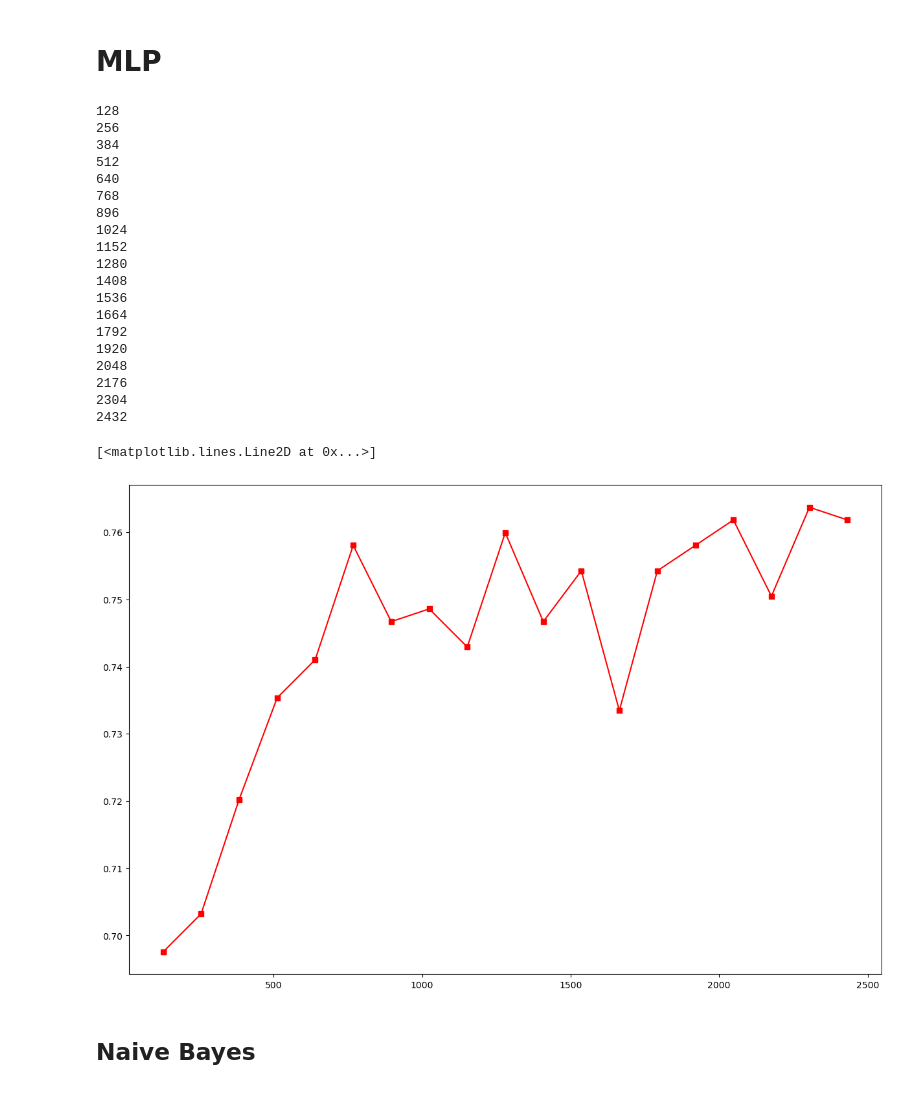
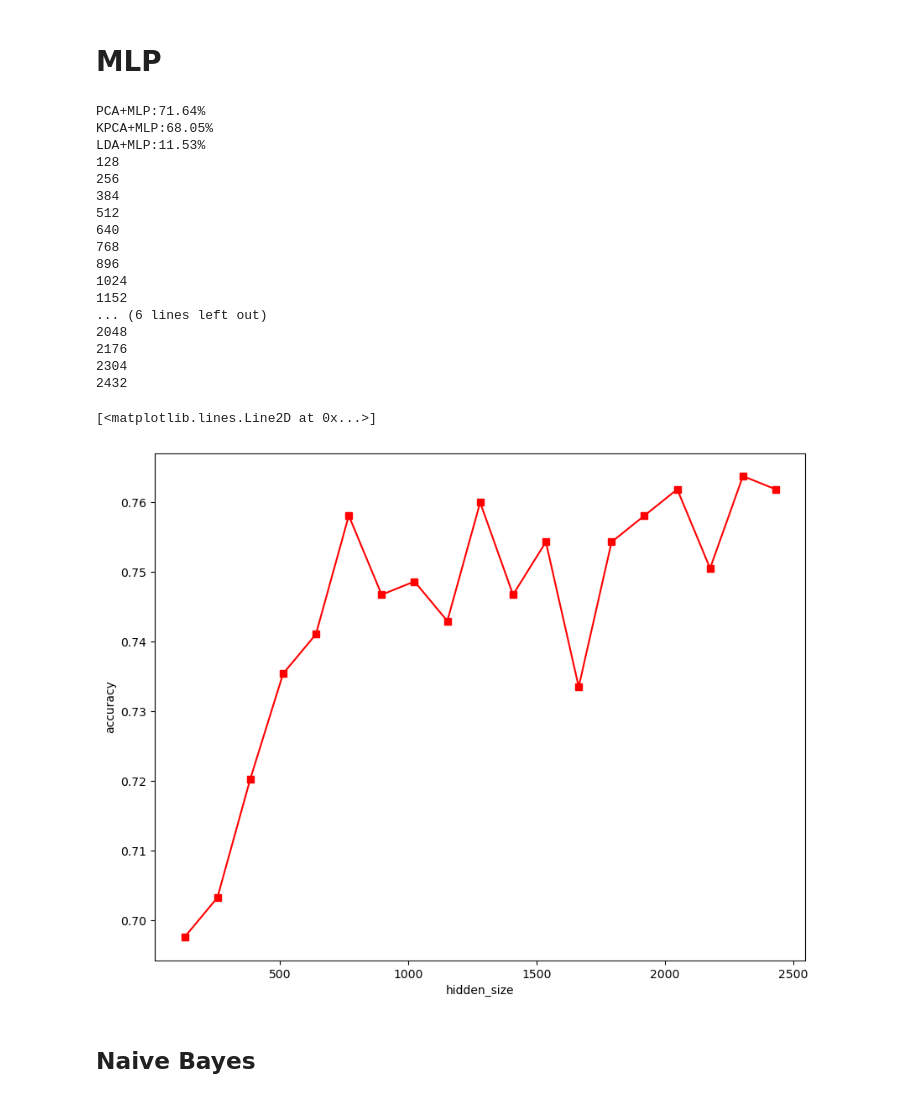
Before and after one commit to yehcheshin/PatternFinal_ChineseHandWrite, a Jupyter notebook: Clean_PCA_LDA.ipynb, the cells around one changed output. Cells and saved outputs as stored; diff of their text form; code cells hidden in the pictures.

```diff
--- a/Clean_PCA_LDA.ipynb
+++ b/Clean_PCA_LDA.ipynb
@@ -23,7 +23,7 @@ random_state = 0
 # 測試50個字
 # %%
 img_list = []
-data_path = './clean_data/'
+data_path = './syn_test/'
 num_class = 50
 #label dir
 folder_list = os.listdir(data_path)
@@ -244,15 +265,28 @@ LDA+SVM:14.18%
 # %%
 from sklearn.neighbors import KNeighborsClassifier
 
-def KNN(X_train,Y_train,X_test,Y_test):
-    knn =  KNeighborsClassifier(n_neighbors=1)
-    knn.fit(X_train,Y_train)
-    res = knn.predict(X_test)
+def KNN(X_train,Y_train,X_test,Y_test,k):
+    knn =  KNeighborsClassifier(n_neighbors=k)
+    nor_train =  preprocessing.normalize(X_train)
+    nor_test = preprocessing.normalize(X_test)
+    pca = PCA(0.8,random_state=random_state)
+    pca.fit(nor_train)
+    transform_train = pca.transform(nor_train)
+    transform_test  = pca.transform(nor_test)
+
+    knn.fit(transform_train,Y_train)
+    res = knn.predict(transform_test)
 #     knn_cm = metrics.confusion_matrix(Y_test,res)
 
 
     return predict_accuracy(res,Y_test)
 
-print("PCA+KNN:{:.2%}".format(KNN(transformed_train,Y_train,transformed_test,Y_test)))
-print("KPCA+KNN:{:.2%}".format(KNN(kpca_train,Y_train,kpca_test,Y_test)))
-print("LDA+KNN:{:.2%}".format(KNN(lda_train,Y_train,lda_test,Y_test)))
+# print("PCA+KNN:{:.2%}".format(KNN(X_train,Y_train,X_test,Y_test)))
+# print("KPCA+KNN:{:.2%}".format(KNN(kpca_train,Y_train,kpca_test,Y_test)))
+# print("LDA+KNN:{:.2%}".format(KNN(lda_train,Y_train,lda_test,Y_test)))
+
+
+
+res_knn = []
+for i in [1,5,9,15,50,100]:
+    res_knn.append(KNN(X_train,Y_train,X_test,Y_test,i))
@@ -285,15 +324,18 @@ def MLP(X_train,Y_train,X_test,Y_test,hidden_layer,max_iter ):
     res = clf.predict(X_test)
     return predict_accuracy(res,Y_test)
 max_iter= 5000
-hidden_size = (256)
-#  print("PCA+MLP:{:.2%}".format(MLP(transformed_train,Y_train,transformed_test,Y_test,hidden_size,max_iter)))
-#     print("KPCA+MLP:{:.2%}".format(MLP(kpca_train,Y_train,kpca_test,Y_test,hidden_size,max_iter)))
-#     print("LDA+MLP:{:.2%}".format(MLP(lda_train,Y_train,lda_test,Y_test,hidden_size,max_iter)))
+hidden_size = (256,256,128)
+print("PCA+MLP:{:.2%}".format(MLP(transformed_train,Y_train,transformed_test,Y_test,hidden_size,max_iter)))
+print("KPCA+MLP:{:.2%}".format(MLP(kpca_train,Y_train,kpca_test,Y_test,hidden_size,max_iter)))
+print("LDA+MLP:{:.2%}".format(MLP(lda_train,Y_train,lda_test,Y_test,hidden_size,max_iter)))
 for i in range (128,2500,128):
     print(i)
     hidden_size = (i)
     mlp_res.append(MLP(transformed_train,Y_train,transformed_test,Y_test,hidden_size,max_iter))
 # %% [output]
+PCA+MLP:71.64%
+KPCA+MLP:68.05%
+LDA+MLP:11.53%
 128
 256
 384
@@ -303,12 +345,7 @@ for i in range (128,2500,128):
 896
 1024
 1152
-1280
-1408
-1536
-1664
-1792
-1920
+... (6 lines left out)
 2048
 2176
 2304
@@ -316,11 +353,13 @@ for i in range (128,2500,128):
 # %%
 x_ = [i for i in range(128,2500,128)]
 mlp_res
-plt.figure(figsize=(15,10),dpi=100,linewidth = 2)
+plt.figure(figsize=(10,8),dpi=100,linewidth = 2)
+plt.xlabel('hidden_size')
+plt.ylabel('accuracy')
 plt.plot(x_,mlp_res,'s-',color = 'r')
 # %% [output]
 [<matplotlib.lines.Line2D at 0x...>]
-[figure, old version]
+[figure, new version]
 # %% [markdown]
 ## Naive Bayes
 # %%
```
Also changed, not shown: parts of 19 cells of this notebook, 1 other file.
